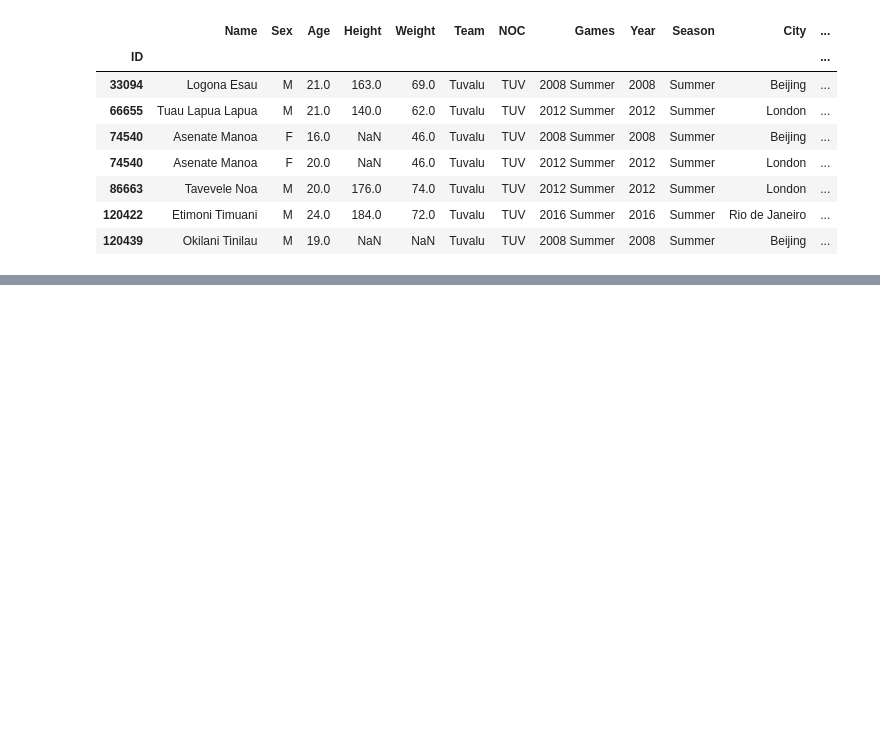
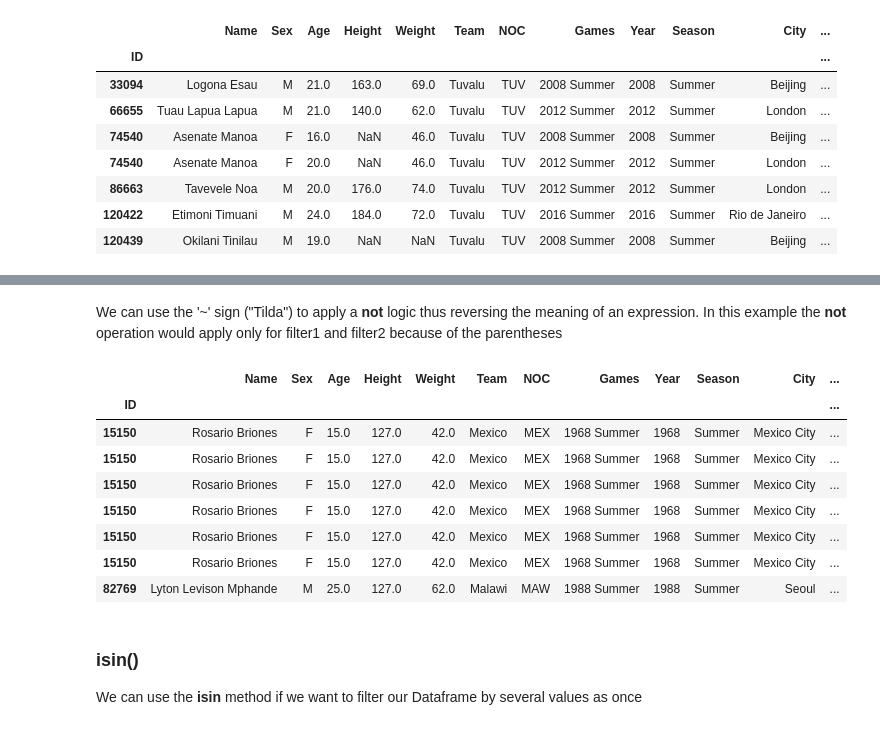
Before and after one commit to Elad-p/Python, a Jupyter notebook: 05_Pandas - Filtering Dataframes.ipynb, the cells around one changed output, grey strips where cells are left out. Saved outputs shown, nothing was run; the diff lists cells and outputs as text; code cells hidden in the pictures; blank space fills up the shorter version.

```diff
--- a/05_Pandas - Filtering Dataframes.ipynb
+++ b/05_Pandas - Filtering Dataframes.ipynb
@@ -145,0 +231,22 @@ df[df['NOC'] == 'TUV']
+# %% [markdown]
+We can use the '~' sign ("Tilda") to apply a **not** logic thus reversing the meaning of an expression.
+In this example the **not** operation would apply only for filter1 and filter2 because of the parentheses
+# %%
+filter1 = df['City'] == 'London'
+filter2 = df['Age'] > 75
+filter3 = df['Height'] < 128
+
+df[~(filter1 & filter2) & filter3]
+# %% [output]
+|  | Name | Sex | Age | Height | Weight | Team | NOC | Games | Year | Season | City | ... |
+| ID |  |  |  |  |  |  |  |  |  |  |  | ... |
+| 15150 | Rosario Briones | F | 15.0 | 127.0 | 42.0 | Mexico | MEX | 1968 Summer | 1968 | Summer | Mexico City | ... |
+| 15150 | Rosario Briones | F | 15.0 | 127.0 | 42.0 | Mexico | MEX | 1968 Summer | 1968 | Summer | Mexico City | ... |
+| 15150 | Rosario Briones | F | 15.0 | 127.0 | 42.0 | Mexico | MEX | 1968 Summer | 1968 | Summer | Mexico City | ... |
+| 15150 | Rosario Briones | F | 15.0 | 127.0 | 42.0 | Mexico | MEX | 1968 Summer | 1968 | Summer | Mexico City | ... |
+| 15150 | Rosario Briones | F | 15.0 | 127.0 | 42.0 | Mexico | MEX | 1968 Summer | 1968 | Summer | Mexico City | ... |
+| 15150 | Rosario Briones | F | 15.0 | 127.0 | 42.0 | Mexico | MEX | 1968 Summer | 1968 | Summer | Mexico City | ... |
+| 82769 | Lyton Levison Mphande | M | 25.0 | 127.0 | 62.0 | Malawi | MAW | 1988 Summer | 1988 | Summer | Seoul | ... |
+# %% [markdown]
+### isin()
+We can use the **isin** method if we want to filter our Dataframe by several values as once
```
Also changed, not shown: parts of 35 cells of this notebook, 2 other files.
